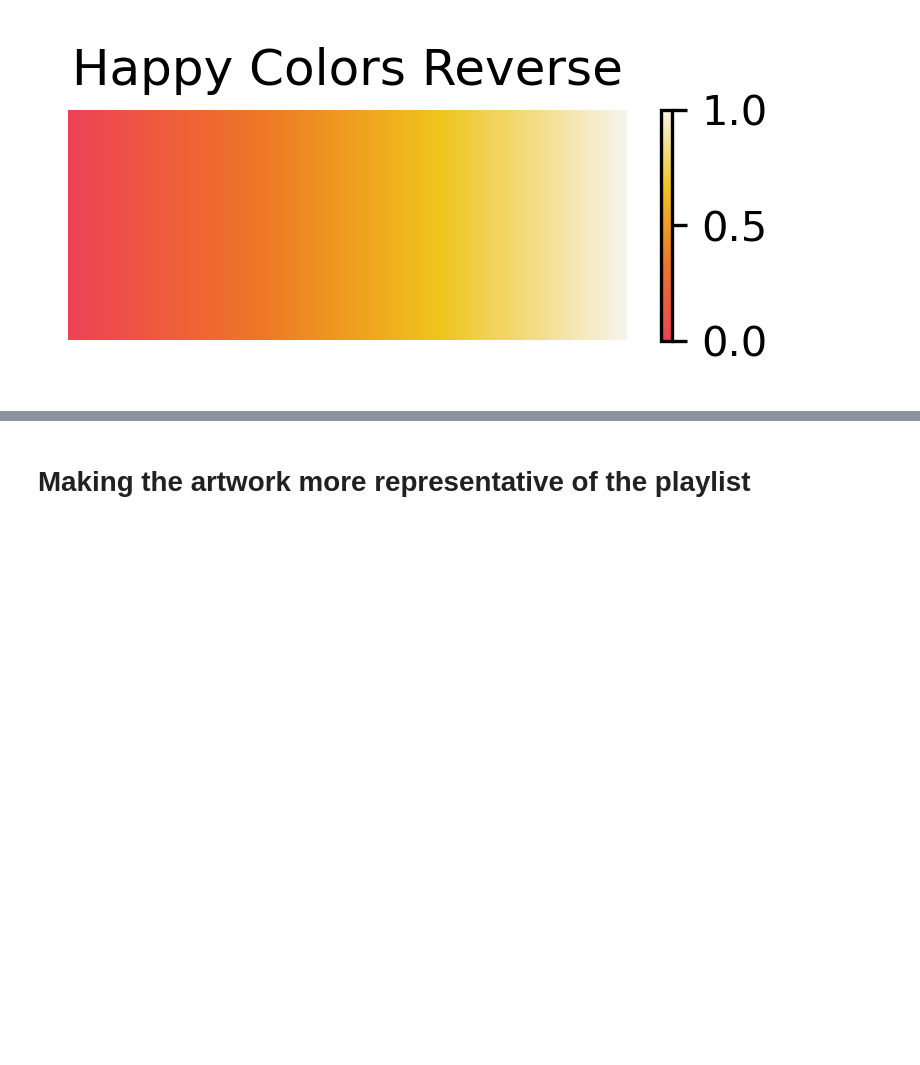
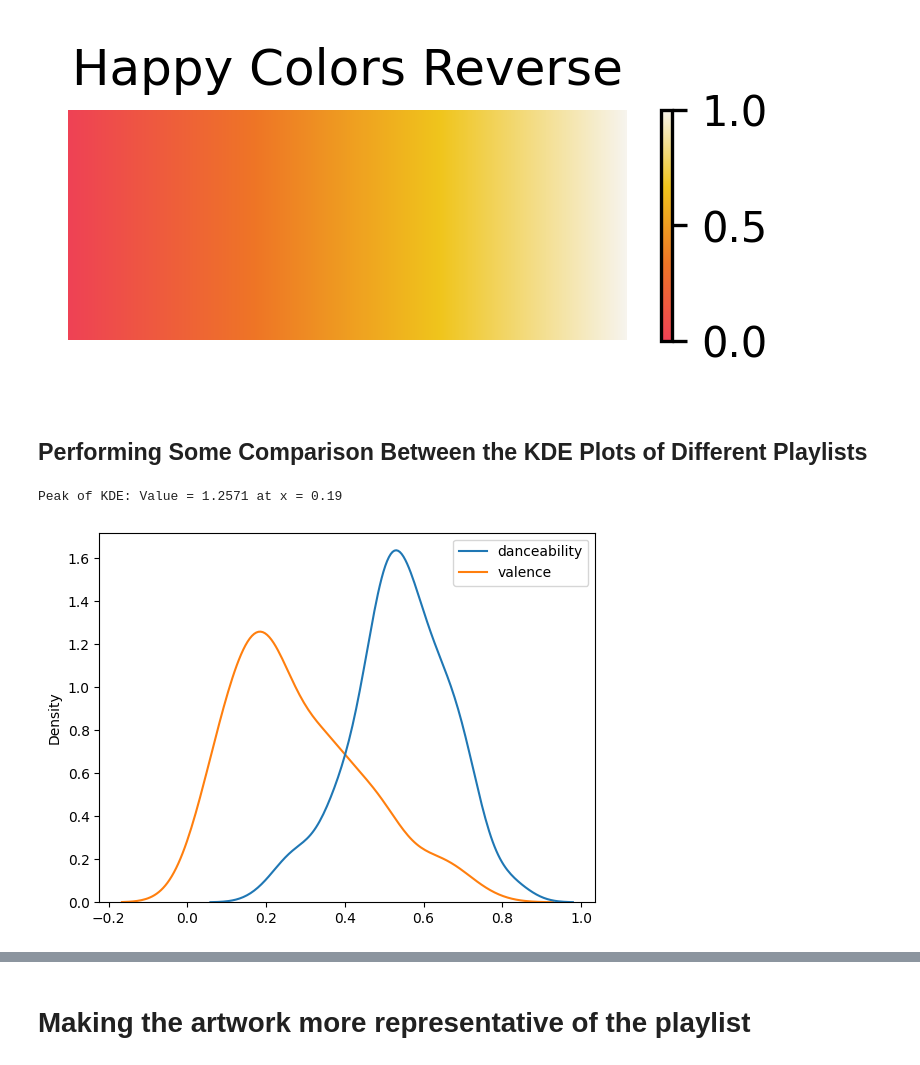
Before and after one commit to daisy-abbott/SpotifyMoodBoard, a Jupyter notebook: playlist.ipynb, the cells around one changed output, grey strips where cells are left out. Drawn from its saved outputs; the diff is of its cells as text; code cells hidden in the pictures; blank space fills up the shorter version.

```diff
--- a/playlist.ipynb
+++ b/playlist.ipynb
@@ -653,2 +638,35 @@ def generate_artwork(df, x, y, cmap, weights):
     # Global var to keep track of how many figures have bee created so the saved images don't overwrite each other
     figure_count += 1
+# %% [markdown]
+## Performing Some Comparison Between the KDE Plots of Different Playlists
+# %%
+# sad playlist: https://open.spotify.com/playlist/5tXZrk0D0LYxJJEFAKgELe?si=797362fc3aa34586
+sad_id = '5tXZrk0D0LYxJJEFAKgELe'
+# happy playlist: https://open.spotify.com/playlist/2kUlqhddlSFjPcY6FmK4qg?si=b44970c61a854064
+happy_id = '2kUlqhddlSFjPcY6FmK4qg'
+
+happy_df = get_playlist_data(happy_id)
+sad_df = get_playlist_data(sad_id)
+# %%
+# Extract only two specific columns from the original DataFrame
+desired_columns = ['danceability', 'valence']  # Specify the column names you want to keep
+new_sad_df = sad_df[desired_columns].copy()
+new_happy_df = happy_df[desired_columns].copy()
+
+sad_ax = sns.kdeplot(new_sad_df)
+
+# Extract the data from the plot
+sad_kde_data = sad_ax.get_lines()[0].get_data()  # Get the x, y data of the KDE curve
+
+# Print out the KDE values at specific x-points
+sad_x_values = sad_kde_data[0]
+sad_kde_values = sad_kde_data[1]  # KDE density values
+
+# Find the peak(s) of the KDE
+sad_max_kde_value = np.max(sad_kde_values)
+sad_max_kde_index = np.argmax(sad_kde_values)
+sad_peak_x_value = sad_x_values[sad_max_kde_index]
+print(f"Peak of KDE: Value = {sad_max_kde_value:.4f} at x = {sad_peak_x_value:.2f}")
+# %% [output]
+Peak of KDE: Value = 1.2571 at x = 0.19
+[figure, added]
```
Also changed, not shown: parts of 9 cells of this notebook, 3 other files.
